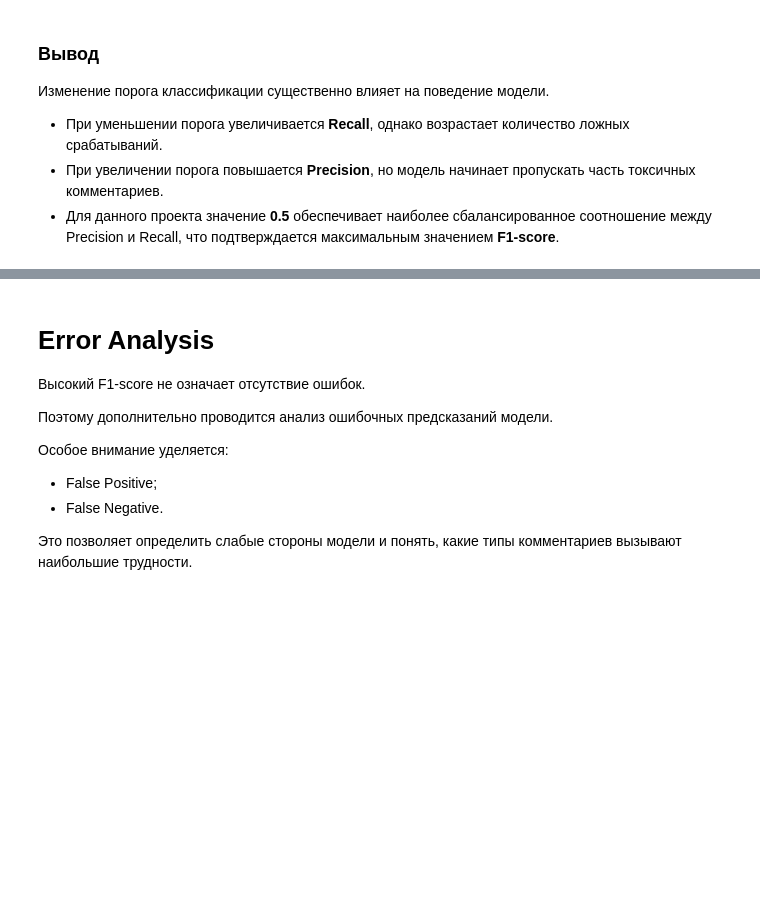
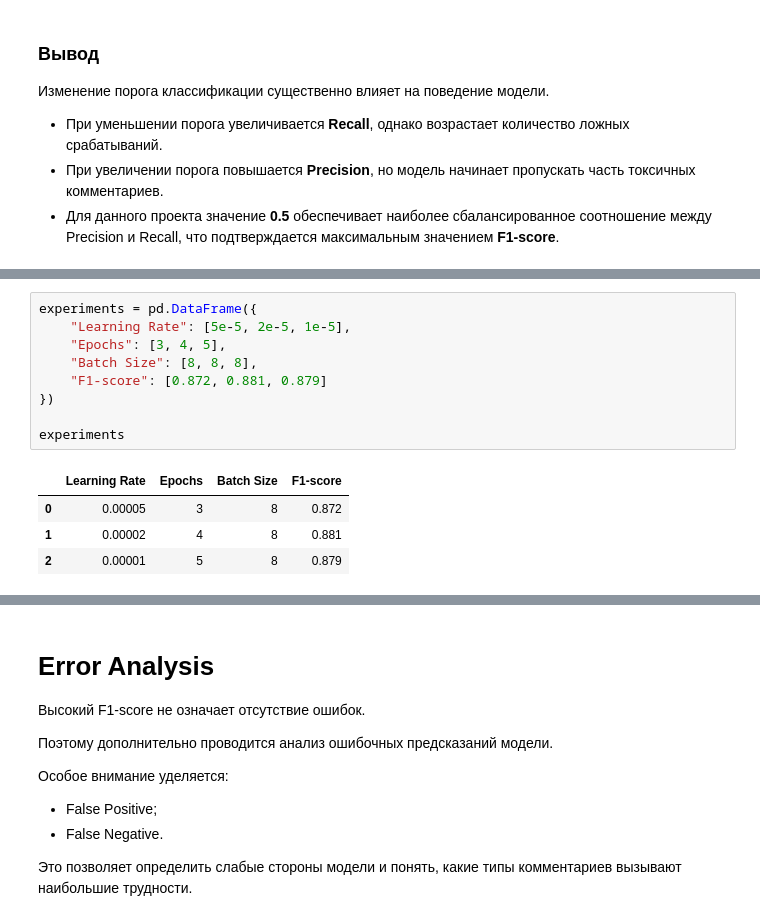
Before and after one commit to freedal1/smart-toxic-classifier, a Jupyter notebook: notebooks/01_experiments.ipynb, the cells around one changed output, grey strips where cells are left out. Saved outputs shown, nothing was run; the diff lists cells and outputs as text; blank space fills up the shorter version.

```diff
--- a/notebooks/01_experiments.ipynb
+++ b/notebooks/01_experiments.ipynb
@@ -1086,0 +1296,14 @@ plt.show()
+# %%
+experiments = pd.DataFrame({
+    "Learning Rate": [5e-5, 2e-5, 1e-5],
+    "Epochs": [3, 4, 5],
+    "Batch Size": [8, 8, 8],
+    "F1-score": [0.872, 0.881, 0.879]
+})
+
+experiments
+# %% [output]
+|  | Learning Rate | Epochs | Batch Size | F1-score |
+| 0 | 0.00005 | 3 | 8 | 0.872 |
+| 1 | 0.00002 | 4 | 8 | 0.881 |
+| 2 | 0.00001 | 5 | 8 | 0.879 |
```
Also changed, not shown: parts of 27 cells of this notebook, 12 other files.
